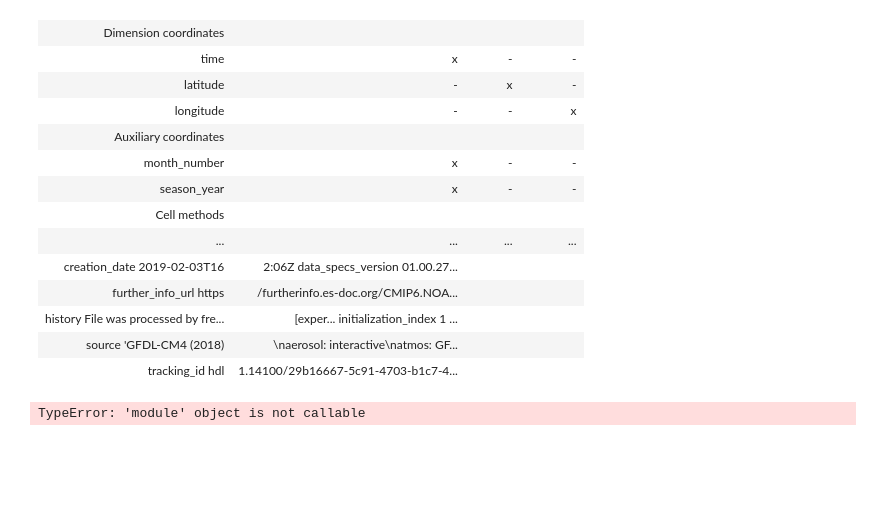
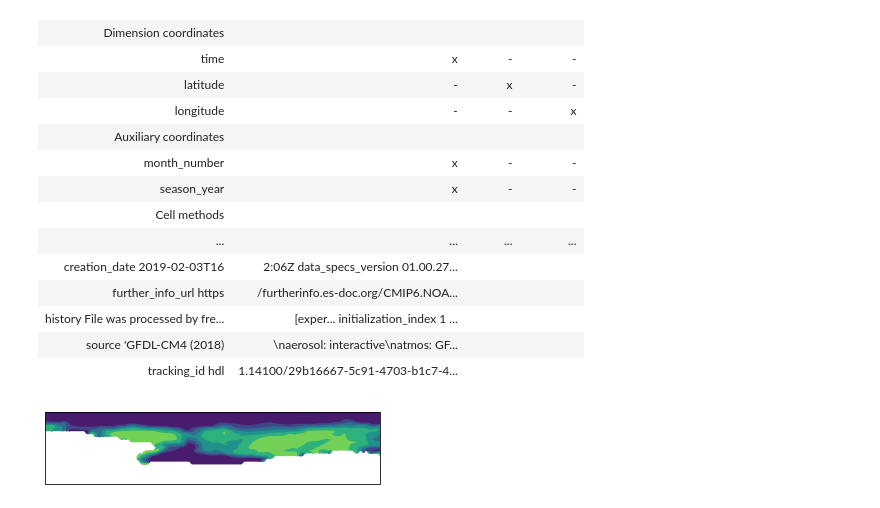
Before and after one commit to ab1261/dissertation_script, a Jupyter notebook: siconc_GFDL.ipynb, the cells around one changed output. Saved outputs shown, nothing was run; the diff lists cells and outputs as text; code cells hidden in the pictures; blank space fills up the shorter version.

```diff
--- a/siconc_GFDL.ipynb
+++ b/siconc_GFDL.ipynb
@@ -112,7 +90,19 @@ cube2.aggregated_by(['season_year'], iris.analysis.MEAN)
 | history File was processed by fre... | [exper... initialization_index 1 ... |  |  |
 | source 'GFDL-CM4 (2018) | \naerosol: interactive\natmos: GF... |  |  |
 | tracking_id hdl | 1.14100/29b16667-5c91-4703-b1c7-4... |  |  |
-# %%
-qplt.plt(cube2)
-# %% [output]
-TypeError: 'module' object is not callable
+# %%
+#identify the Ross Sea
+
+cube3=cube2[0,:,:]
+
+west = -230
+east = -110
+south = -85
+north = -60
+temporary_cube = cube3.intersection(longitude = (west, east))
+regional_cube = temporary_cube.intersection(latitude = (south, north))
+ax1 = plt.subplot(111,projection=ccrs.PlateCarree(central_longitude=np.round(west + (east - west)/2.0)))
+my_plot = iplt.contourf(regional_cube)
+plt.show()
+# %% [output]
+[figure, added]
```
Also changed, not shown: parts of 13 cells of this notebook.
